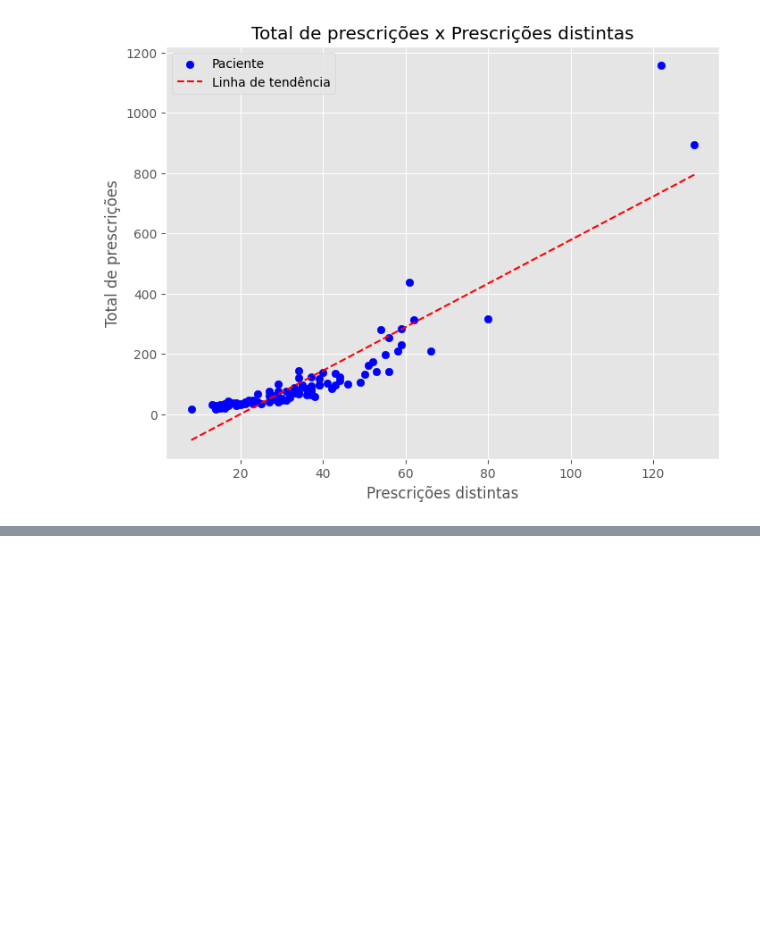
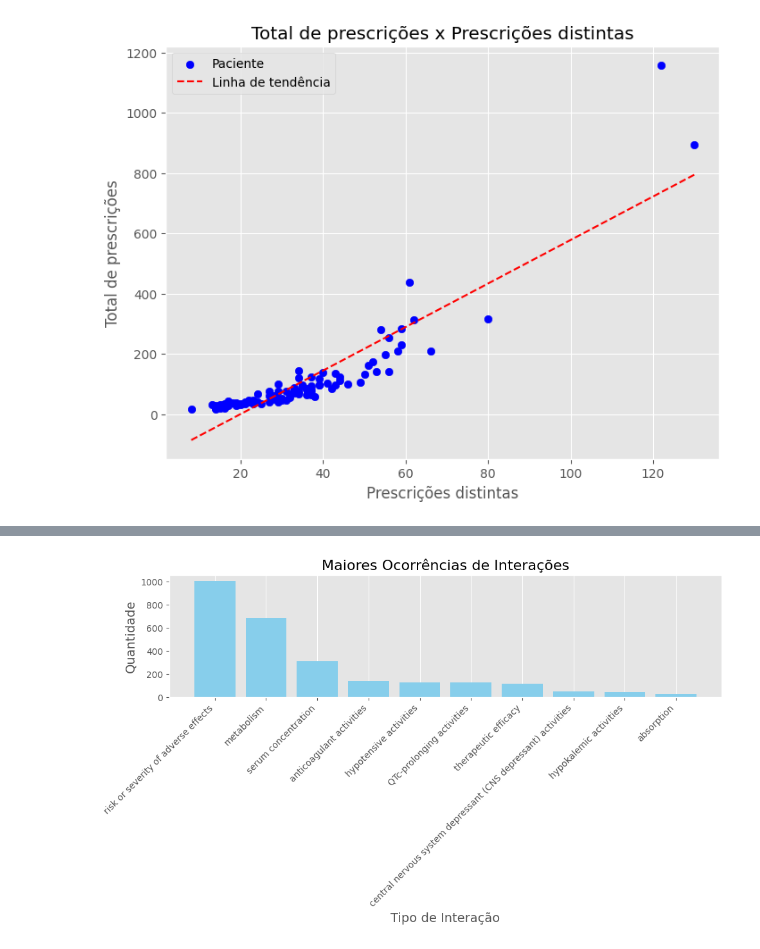
Before and after one commit to FerriVinicius/Projeto-E, a Jupyter notebook: G6_PROJETO_E.ipynb, the cells around one changed output, grey strips where cells are left out. Drawn from its saved outputs; the diff is of its cells as text; code cells hidden in the pictures; blank space fills up the shorter version.

```diff
--- a/G6_PROJETO_E.ipynb
+++ b/G6_PROJETO_E.ipynb
@@ -496,0 +535,28 @@ print(interaction_counts)
+# %%
+# Seleciona as 20 interações mais comuns
+top_20_interactions = interaction_counts.nlargest(10, 'count')
+
+# Define o tamanho da figura
+plt.figure(figsize=(10, 6))
+
+# Cria o gráfico de barras com as 20 interações mais comuns
+plt.bar(top_20_interactions['interaction_type'], top_20_interactions['count'], color='skyblue')
+
+# Adiciona rótulos e título
+plt.xlabel('Tipo de Interação', fontsize=14)
+plt.ylabel('Quantidade', fontsize=14)
+plt.title('Maiores Ocorrências de Interações', fontsize=16)
+
+# Rotaciona os rótulos do eixo x para melhor legibilidade
+plt.xticks(rotation=45, ha='right')
+
+# Exibe uma grade no eixo y para melhor visibilidade
+plt.grid(axis='y')
+
+# Ajusta o layout para que os rótulos do eixo x não sejam cortados
+plt.tight_layout()
+
+# Exibe o gráfico
+plt.show()
+# %% [output]
+[figure, added]
```
Also changed, not shown: parts of 7 cells of this notebook.
